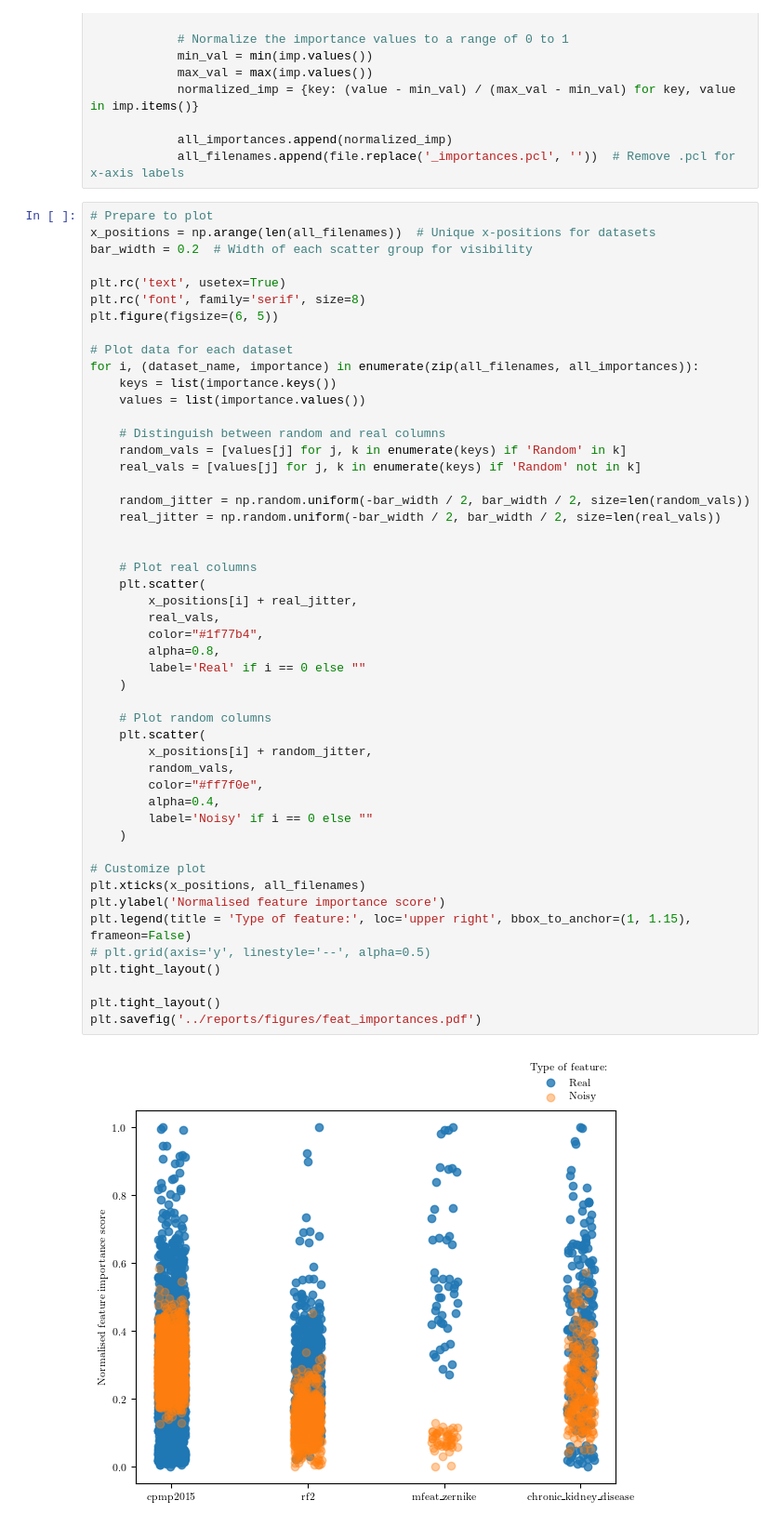
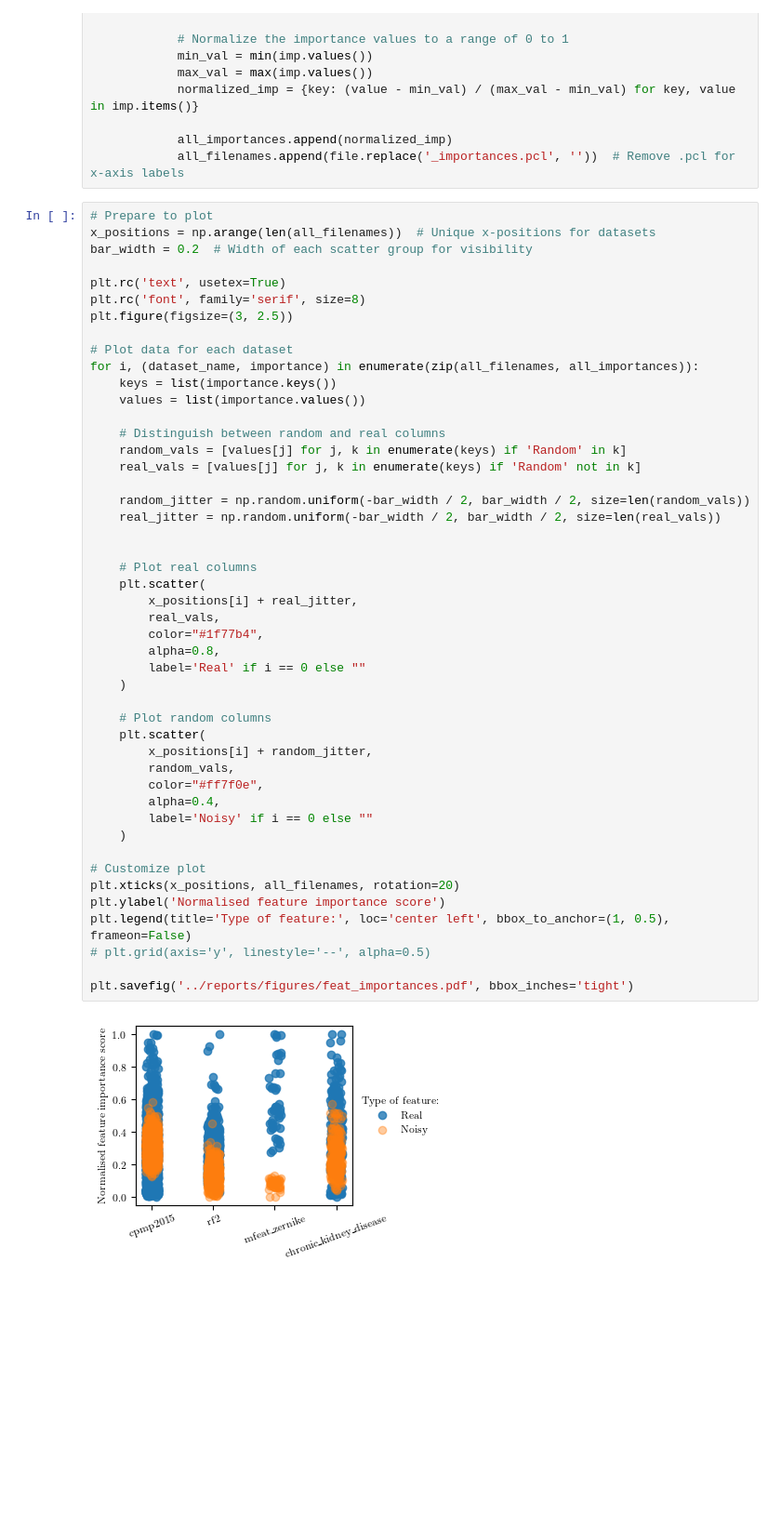
Before and after one commit to viksa98/variational_spyct, a Jupyter notebook: notebooks/feature_importance.ipynb, the cells around one changed output. Shown: that part at 93% size. Cells and saved outputs as stored; diff of their text form; blank space fills up the shorter version.

```diff
--- a/notebooks/feature_importance.ipynb
+++ b/notebooks/feature_importance.ipynb
@@ -33,7 +33,7 @@ bar_width = 0.2  # Width of each scatter group for visibility
 
 plt.rc('text', usetex=True)
 plt.rc('font', family='serif', size=8)
-plt.figure(figsize=(6, 5))
+plt.figure(figsize=(3, 2.5))
 
 # Plot data for each dataset
 for i, (dataset_name, importance) in enumerate(zip(all_filenames, all_importances)):
@@ -44,36 +44,34 @@ for i, (dataset_name, importance) in enumerate(zip(all_filenames, all_importance
     random_vals = [values[j] for j, k in enumerate(keys) if 'Random' in k]
     real_vals = [values[j] for j, k in enumerate(keys) if 'Random' not in k]
 
     random_jitter = np.random.uniform(-bar_width / 2, bar_width / 2, size=len(random_vals))
     real_jitter = np.random.uniform(-bar_width / 2, bar_width / 2, size=len(real_vals))
 
 
     # Plot real columns
     plt.scatter(
         x_positions[i] + real_jitter,
         real_vals,
         color="#1f77b4",
         alpha=0.8,
         label='Real' if i == 0 else ""
     )
 
     # Plot random columns
     plt.scatter(
         x_positions[i] + random_jitter,
         random_vals,
         color="#ff7f0e",
         alpha=0.4,
         label='Noisy' if i == 0 else ""
     )
 
 # Customize plot
-plt.xticks(x_positions, all_filenames)
+plt.xticks(x_positions, all_filenames, rotation=20)
 plt.ylabel('Normalised feature importance score')
-plt.legend(title = 'Type of feature:', loc='upper right', bbox_to_anchor=(1, 1.15), frameon=False)
+plt.legend(title='Type of feature:', loc='center left', bbox_to_anchor=(1, 0.5), frameon=False)
 # plt.grid(axis='y', linestyle='--', alpha=0.5)
-plt.tight_layout()
 
-plt.tight_layout()
-plt.savefig('../reports/figures/feat_importances.pdf')
+plt.savefig('../reports/figures/feat_importances.pdf', bbox_inches='tight')
 # %% [output]
-[figure, old version]
+[figure, new version]
```
Also changed, not shown: 6 other files.
